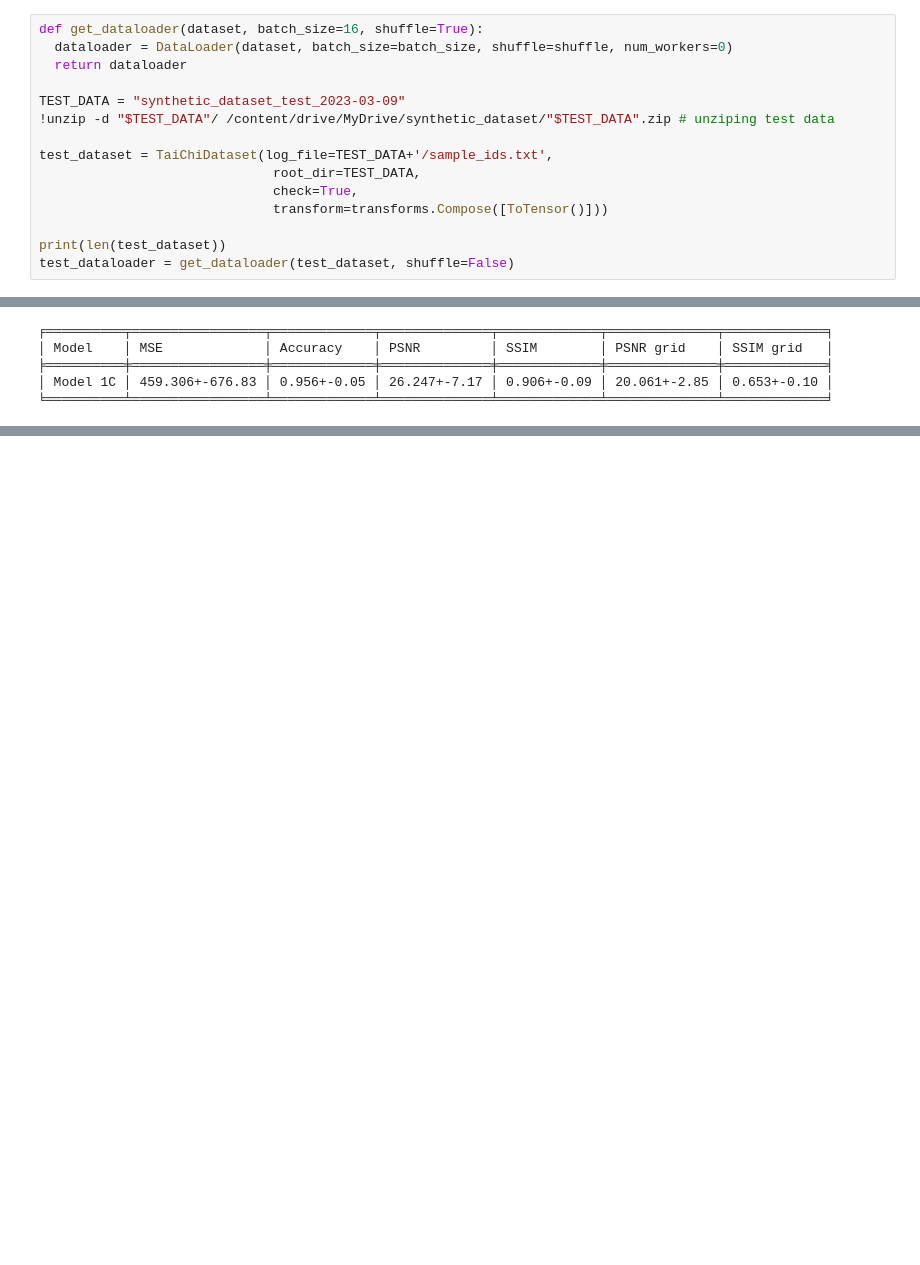
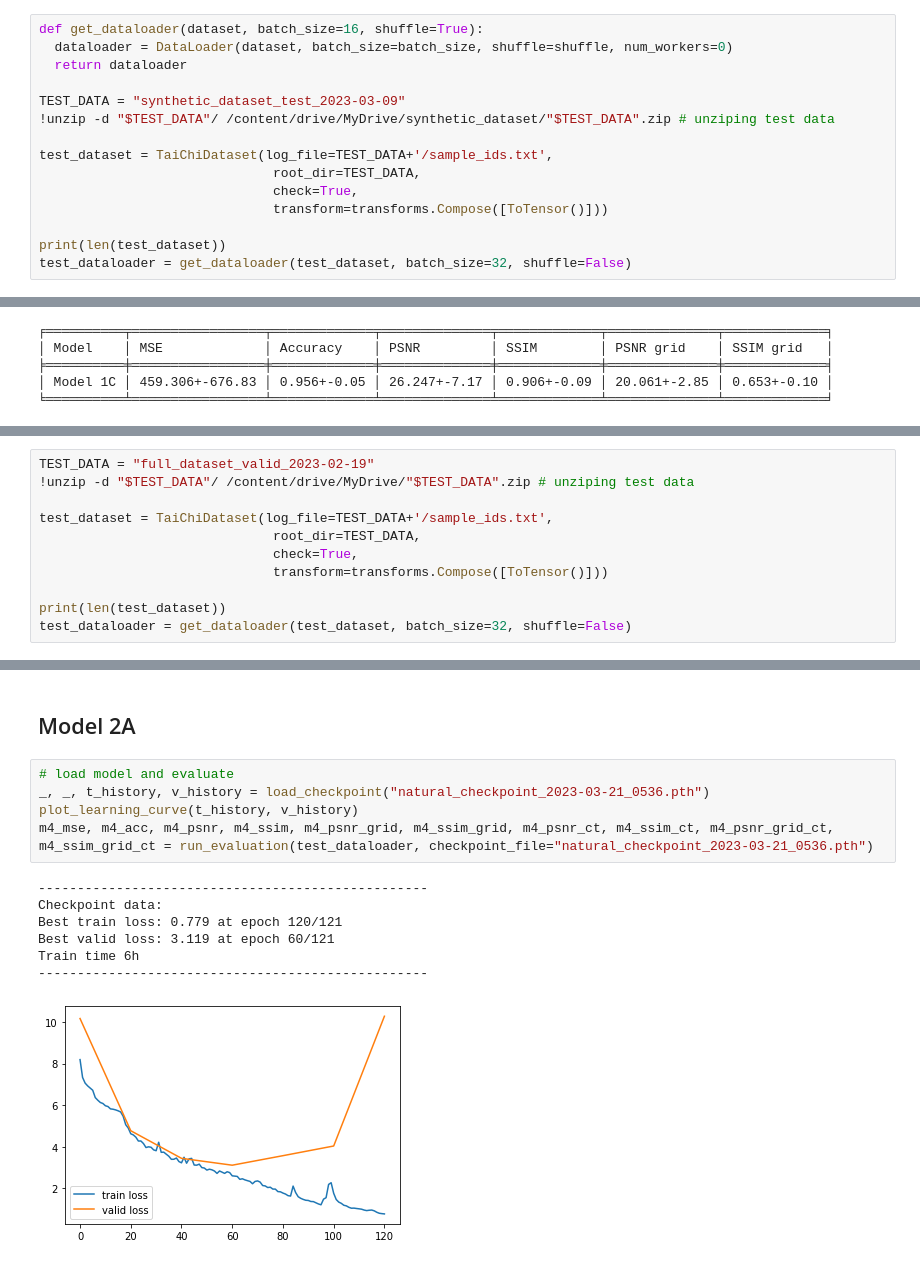
Before and after one commit to tranlg99/L4_project, a Jupyter notebook: src/colab_notebooks/evaluation.ipynb, the cells around one changed output, grey strips where cells are left out. Cells and saved outputs as stored; diff of their text form; blank space fills up the shorter version.

Commit message:
evaluation of 1A,1B, 2A,2B models

```diff
--- a/src/colab_notebooks/evaluation.ipynb
+++ b/src/colab_notebooks/evaluation.ipynb
@@ -38,6 +38,6 @@ test_dataset = TaiChiDataset(log_file=TEST_DATA+'/sample_ids.txt',
                               transform=transforms.Compose([ToTensor()]))
 
 print(len(test_dataset))
-test_dataloader = get_dataloader(test_dataset, shuffle=False)
+test_dataloader = get_dataloader(test_dataset, batch_size=32, shuffle=False)
 # %% [output]
 Archive:  /content/drive/MyDrive/synthetic_dataset/synthetic_dataset_test_2023-03-09.zip
@@ -621,0 +610,11 @@ print(tabulate(results, headers='firstrow', tablefmt='fancy_grid'))
+# %%
+TEST_DATA = "full_dataset_valid_2023-02-19"
+!unzip -d "$TEST_DATA"/ /content/drive/MyDrive/"$TEST_DATA".zip # unziping test data
+
+test_dataset = TaiChiDataset(log_file=TEST_DATA+'/sample_ids.txt',
+                              root_dir=TEST_DATA,
+                              check=True,
+                              transform=transforms.Compose([ToTensor()]))
+
+print(len(test_dataset))
+test_dataloader = get_dataloader(test_dataset, batch_size=32, shuffle=False)
@@ -653,0 +665,15 @@ print(tabulate(results, headers='firstrow', tablefmt='fancy_grid'))
+# %% [markdown]
+## Model 2A
+# %%
+# load model and evaluate
+_, _, t_history, v_history = load_checkpoint("natural_checkpoint_2023-03-21_0536.pth")
+plot_learning_curve(t_history, v_history)
+m4_mse, m4_acc, m4_psnr, m4_ssim, m4_psnr_grid, m4_ssim_grid, m4_psnr_ct, m4_ssim_ct, m4_psnr_grid_ct, m4_ssim_grid_ct = run_evaluation(test_dataloader, checkpoint_file="natural_checkpoint_2023-03-21_0536.pth")
+# %% [output]
+--------------------------------------------------
+Checkpoint data:
+Best train loss: 0.779 at epoch 120/121
+Best valid loss: 3.119 at epoch 60/121
+Train time 6h
+--------------------------------------------------
+[figure, added]
```
Also changed, not shown: parts of 24 cells of this notebook.
